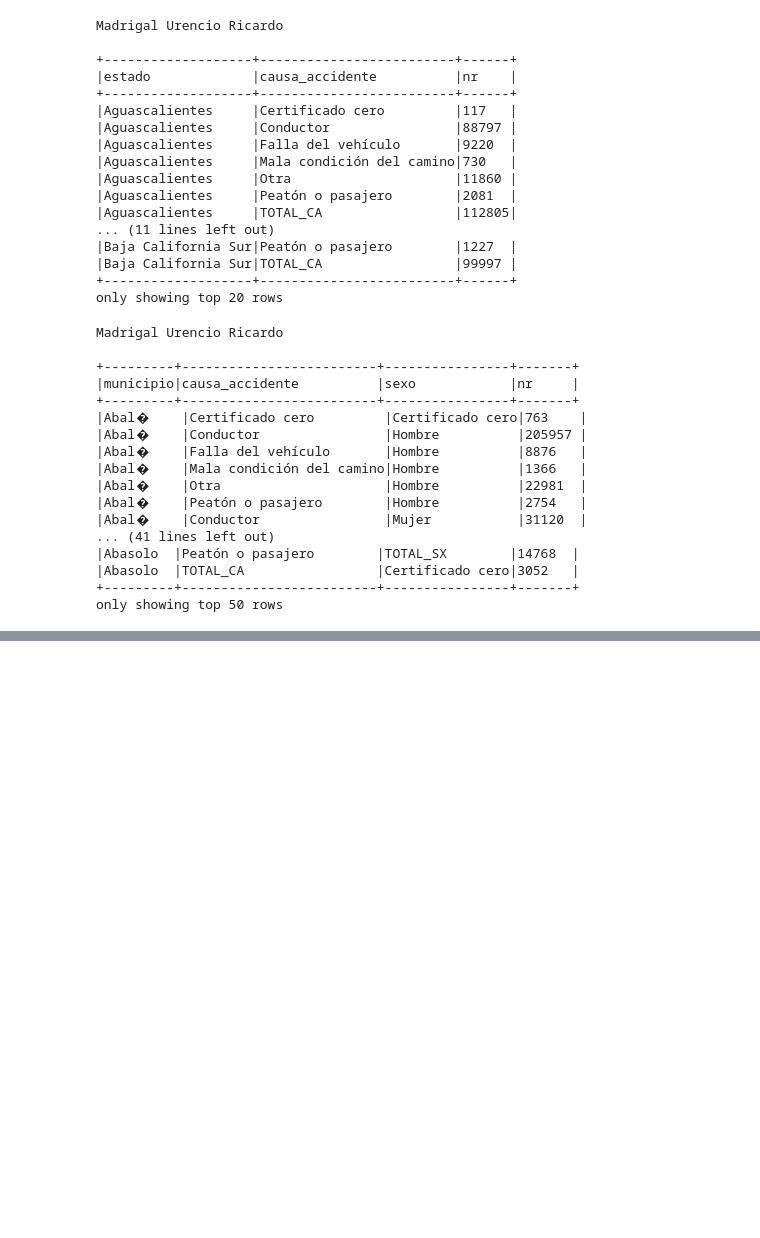
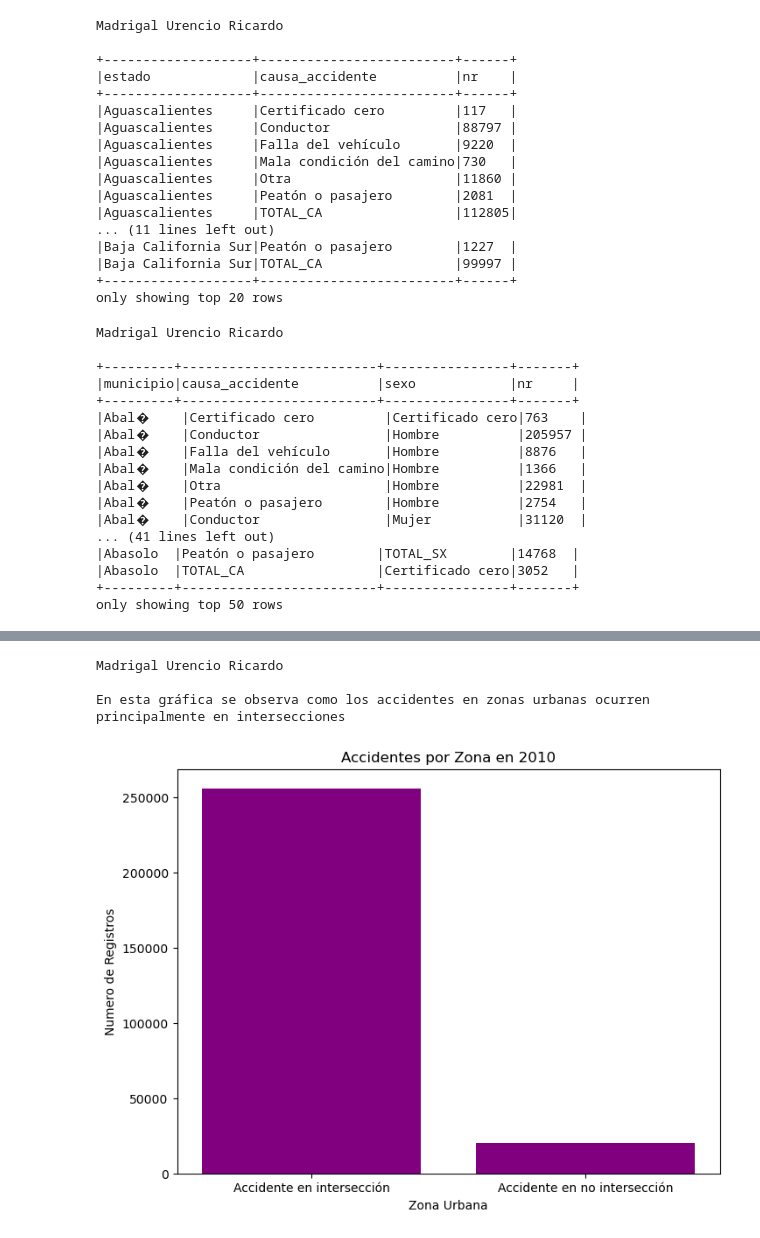
Before and after one commit to Madris1402/Analisis_de_Macrodatos_2025-I, a Jupyter notebook: Proyecto Final/Proyecto_Final.ipynb, the cells around one changed output, grey strips where cells are left out. Cells and saved outputs as stored; diff of their text form; code cells hidden in the pictures; blank space fills up the shorter version.

```diff
--- a/Proyecto Final/Proyecto_Final.ipynb
+++ b/Proyecto Final/Proyecto_Final.ipynb
@@ -620,3 +714,28 @@ print(nombre)
 # %%
-#3
+#Accidentes por Zona en 2010
 print(nombre)
+
+sqlstr = """
+select YEAR(FECHA) anio, URBANA, count(*) nr
+from atus
+where not (URBANA = "Sin accidente en esta zona")
+and(anio = 2020)
+group by URBANA, YEAR(FECHA)
+order by nr desc
+"""
+
+dfh = spark.sql(sqlstr).toPandas()
+
+plt.figure(figsize=(8,6))
+plt.bar(dfh['URBANA'], dfh['nr'],  color='purple')
+
+plt.xlabel('Zona Urbana')
+plt.ylabel('Numero de Registros')
+plt.title('Accidentes por Zona en 2010')
+
+print("En esta gráfica se observa como los accidentes en zonas urbanas ocurren principalmente en intersecciones \n")
+# %% [output]
+Madrigal Urencio Ricardo
+
+En esta gráfica se observa como los accidentes en zonas urbanas ocurren principalmente en intersecciones
+[figure, added]
```
Also changed, not shown: parts of 6 cells of this notebook.
